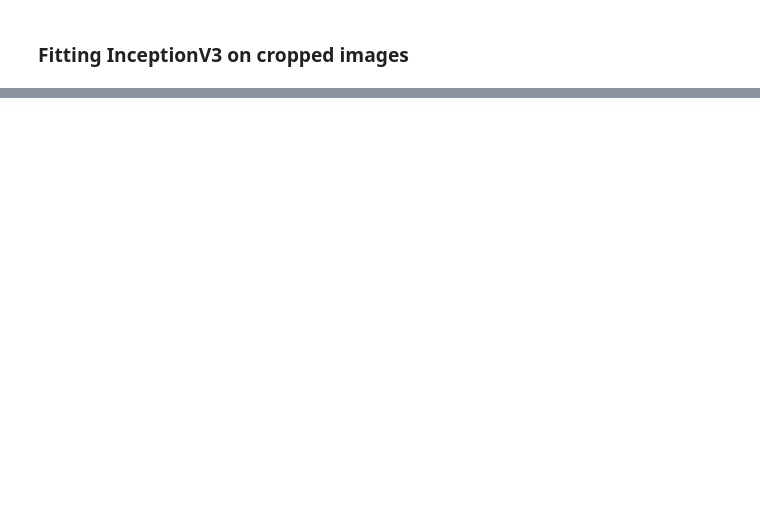
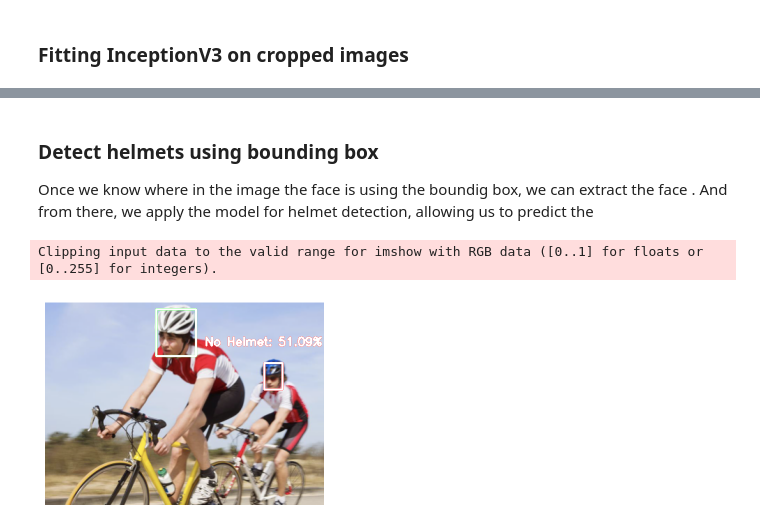
Before and after one commit to konstantinos-al/ml_project_quebec, a Jupyter notebook: Draft_report_v1.ipynb, the cells around one changed output, grey strips where cells are left out. Drawn from its saved outputs; the diff is of its cells as text; code cells hidden in the pictures; blank space fills up the shorter version.

```diff
--- a/Draft_report_v1.ipynb
+++ b/Draft_report_v1.ipynb
@@ -1636,0 +1476,48 @@ InceptionV3 Accuracy on cropped images: 91.45%
+# %% [markdown]
+### Detect helmets using bounding box
+Once we know where in the image the face is using the boundig box, we can extract the face . And from there, we apply the model for helmet detection, allowing us to predict the
+# %%
+box=[[154,5,221,82],[309,82,345,130]]
+img = mpimg.imread('C://Users//Eftixia//Desktop//dataset//Final Helmet datasets//Helmet Kaggle//images//BikesHelmets19.png')
+
+def detect_helmet_image(img,box):
+	for i in range(0,len(box)):
+		# coordinates (x, y) of the object's bounding box.
+		(startX, startY, endX, endY) = box[i]
+
+		# Select the face ROI, adjust the channel ordering from BGR to RGB, and resize it to 120, 120 pixels., and preprocess it
+		face = img[startY:endY, startX:endX]
+		face = cv2.cvtColor(face, cv2.INPAINT_TELEA)
+		face = cv2.resize(face, (120, 120)) #inception_v3_cropped model for cropped has as input 120x120 shape
+		face = img_to_array(face)
+		face = preprocess_input(face)
+		face = np.expand_dims(face, axis=0)
+
+		#make the prediction
+		inception_v3_cropped.predict(face, verbose = 0)[0]
+
+
+		# Run the image through the model to see whether it has a helmet on it or not.
+		(WithouthHelmet, Helmet) = inception_v3_cropped.predict(face, verbose = 0)[0]
+
+		# Choose a class mark and a color to use for the bounding box and text.
+		label = "Helmet" if Helmet > WithouthHelmet else "No Helmet"
+		color =  (0,255,0) if label == "Helmet" else (255,0,0)
+
+		# Show the confidence (probability) in the label.
+		label = "{}: {:.2f}%".format(label, max(Helmet, WithouthHelmet) * 100)
+
+		# On the output panel, show the mark and bounding box rectangle.
+		cv2.putText(img, label, (startX-80, startY - 20),
+					cv2.FONT_HERSHEY_SIMPLEX, 0.55, color, 2)
+		cv2.rectangle(img, (startX+5, startY+5), (endX-5, endY-5), color, 2)
+
+	# Display the final picture
+	plt.figure(figsize=(5, 5))
+	plt.axis('off')
+	plt.imshow(img)
+
+detect_helmet_image(img,box)
+# %% [output]
+Clipping input data to the valid range for imshow with RGB data ([0..1] for floats or [0..255] for integers).
+[figure, added]
```
Also changed, not shown: parts of 32 cells of this notebook.
